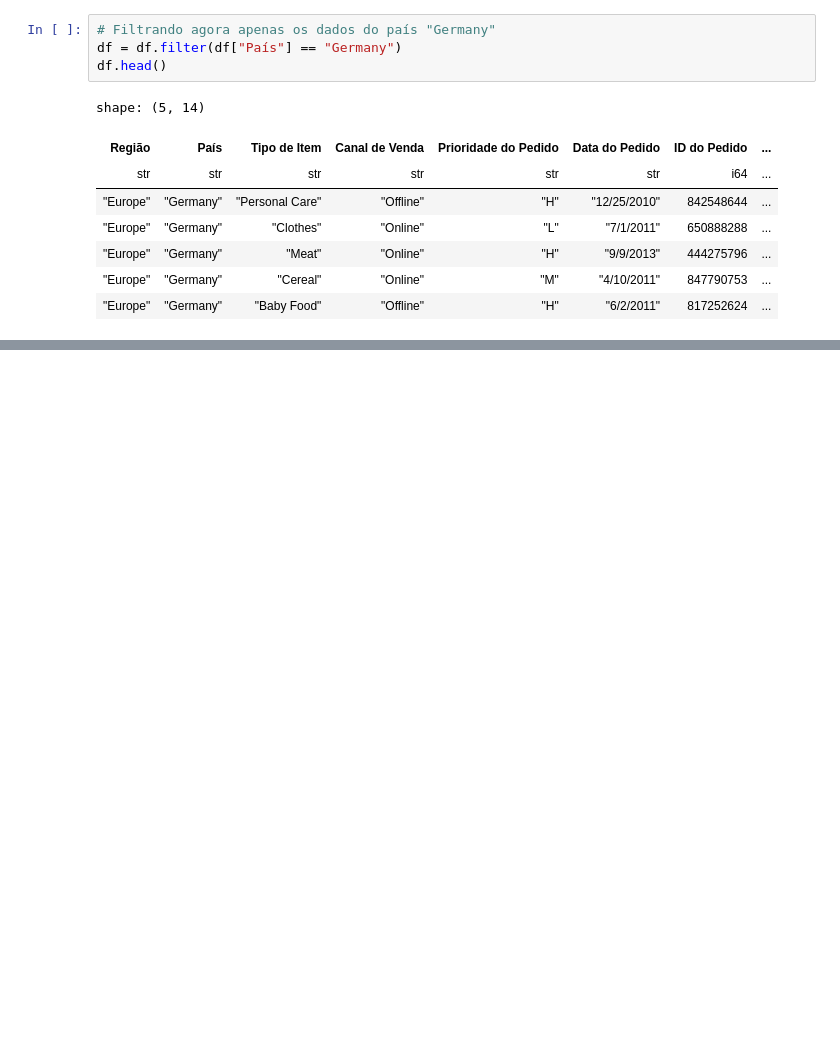
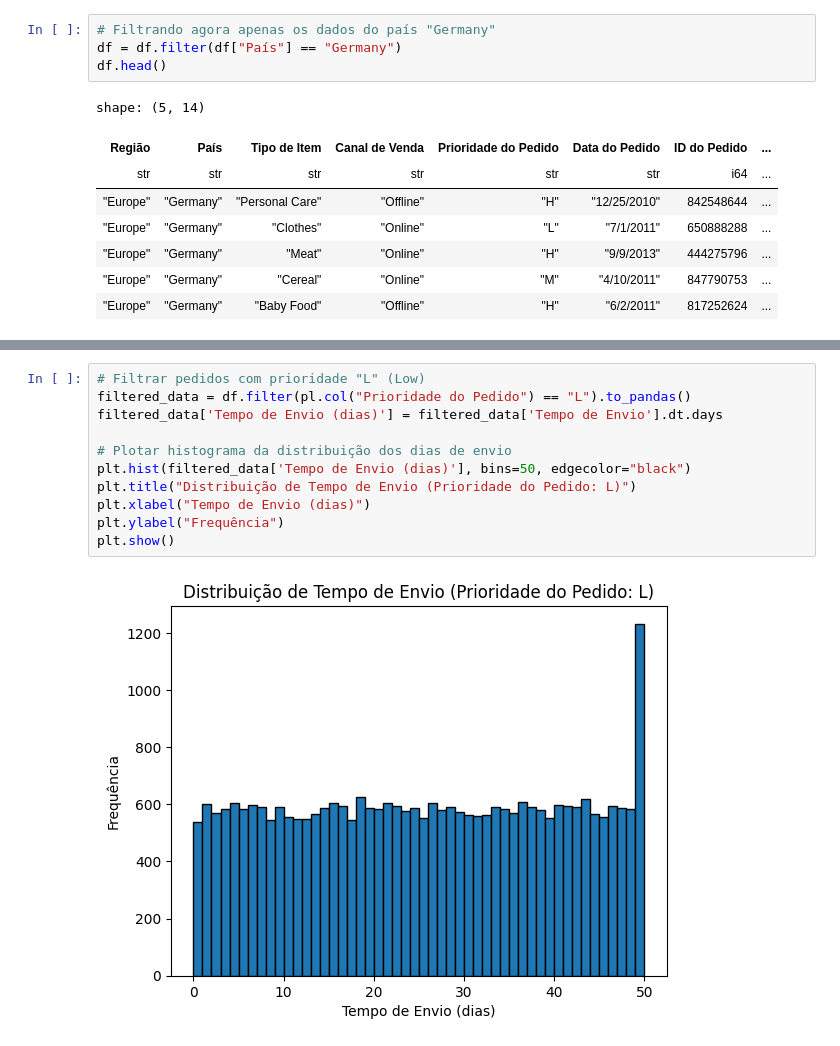
Before and after one commit to daniellcferreira/polars_data_analysis, a Jupyter notebook: polars_data.ipynb, the cells around one changed output, grey strips where cells are left out. Drawn from its saved outputs; the diff is of its cells as text; blank space fills up the shorter version.

```diff
--- a/polars_data.ipynb
+++ b/polars_data.ipynb
@@ -147,0 +197,13 @@ shape: (5, 14)
+# %%
+# Filtrar pedidos com prioridade "L" (Low)
+filtered_data = df.filter(pl.col("Prioridade do Pedido") == "L").to_pandas()
+filtered_data['Tempo de Envio (dias)'] = filtered_data['Tempo de Envio'].dt.days
+
+# Plotar histograma da distribuição dos dias de envio
+plt.hist(filtered_data['Tempo de Envio (dias)'], bins=50, edgecolor="black")
+plt.title("Distribuição de Tempo de Envio (Prioridade do Pedido: L)")
+plt.xlabel("Tempo de Envio (dias)")
+plt.ylabel("Frequência")
+plt.show()
+# %% [output]
+[figure, added]
```
Also changed, not shown: parts of 22 cells of this notebook.
